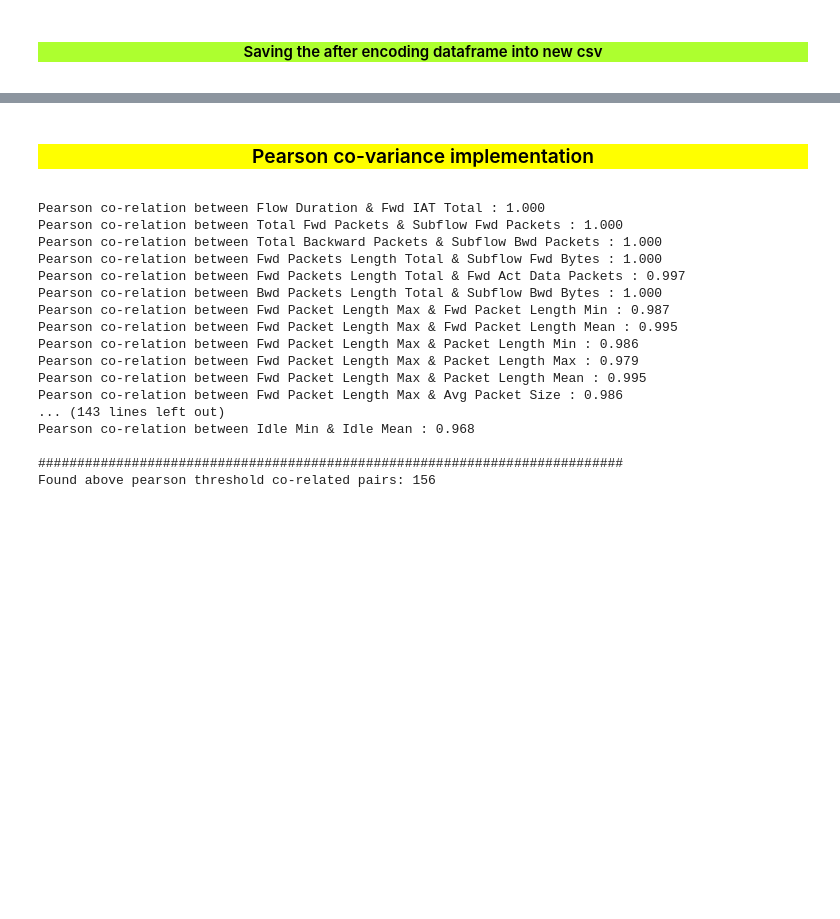
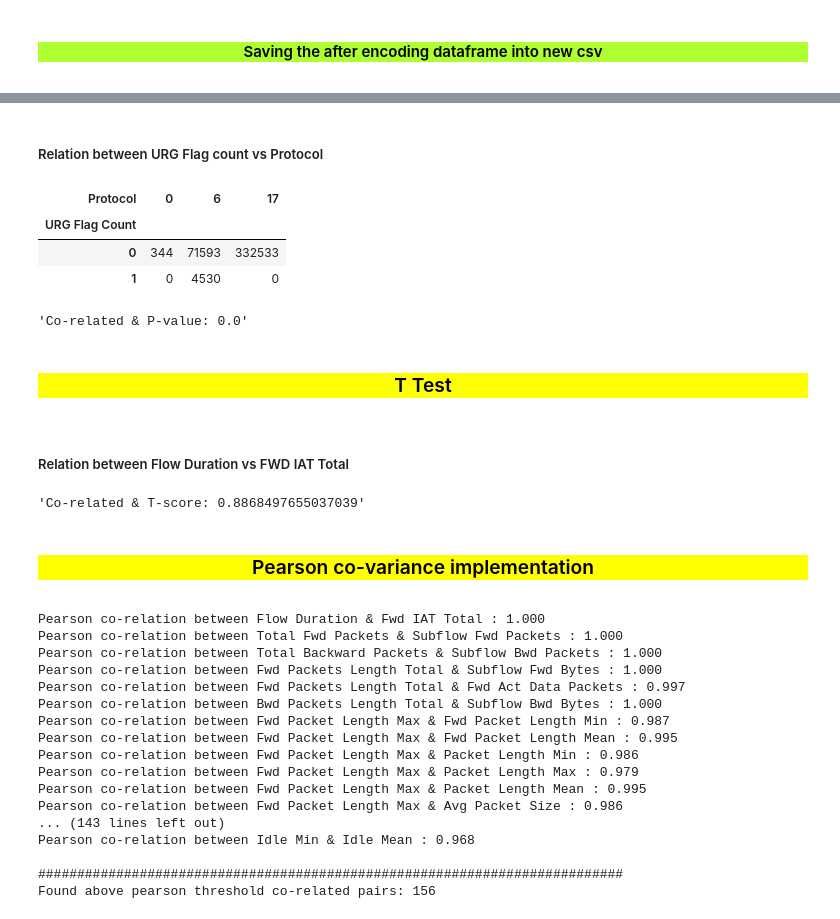
Before and after one commit to Thesis-on-Cyber-Security/Thesis-on-DDOS, a Jupyter notebook: 3rd Step/Dimensionality_Reduction.ipynb, the cells around one changed output, grey strips where cells are left out. Cells and saved outputs as stored; diff of their text form; code cells hidden in the pictures; blank space fills up the shorter version.

```diff
--- a/3rd Step/Dimensionality_Reduction.ipynb
+++ b/3rd Step/Dimensionality_Reduction.ipynb
@@ -153,0 +216,17 @@ memory usage: 206.3 MB
+# %% [markdown]
+##### Relation between URG Flag count vs Protocol
+# %%
+pd.crosstab(df['URG Flag Count'],df['Protocol'])
+# %% [output]
+| Protocol | 0 | 6 | 17 |
+| URG Flag Count |  |  |  |
+| 0 | 344 | 71593 | 332533 |
+| 1 | 0 | 4530 | 0 |
+# %%
+chi_squared_test(df['URG Flag Count'],df['Protocol'])
+# %% [output]
+'Co-related & P-value: 0.0'
+# %% [markdown]
+<center><h3 style="background:yellow;color:black">
+T Test
+</h3></center>
@@ -154,3 +240,9 @@ memory usage: 206.3 MB
+# %% [markdown]
+##### Relation between Flow Duration vs FWD IAT Total
+# %%
+t_value_test(df['Flow Duration'],df['Fwd IAT Total'])
+# %% [output]
+'Co-related & T-score: 0.8868497655037039'
 # %% [markdown]
 <center><h3 style="background:yellow;color:black">
 Pearson co-variance implementation
```
Also changed, not shown: parts of 27 cells of this notebook.
